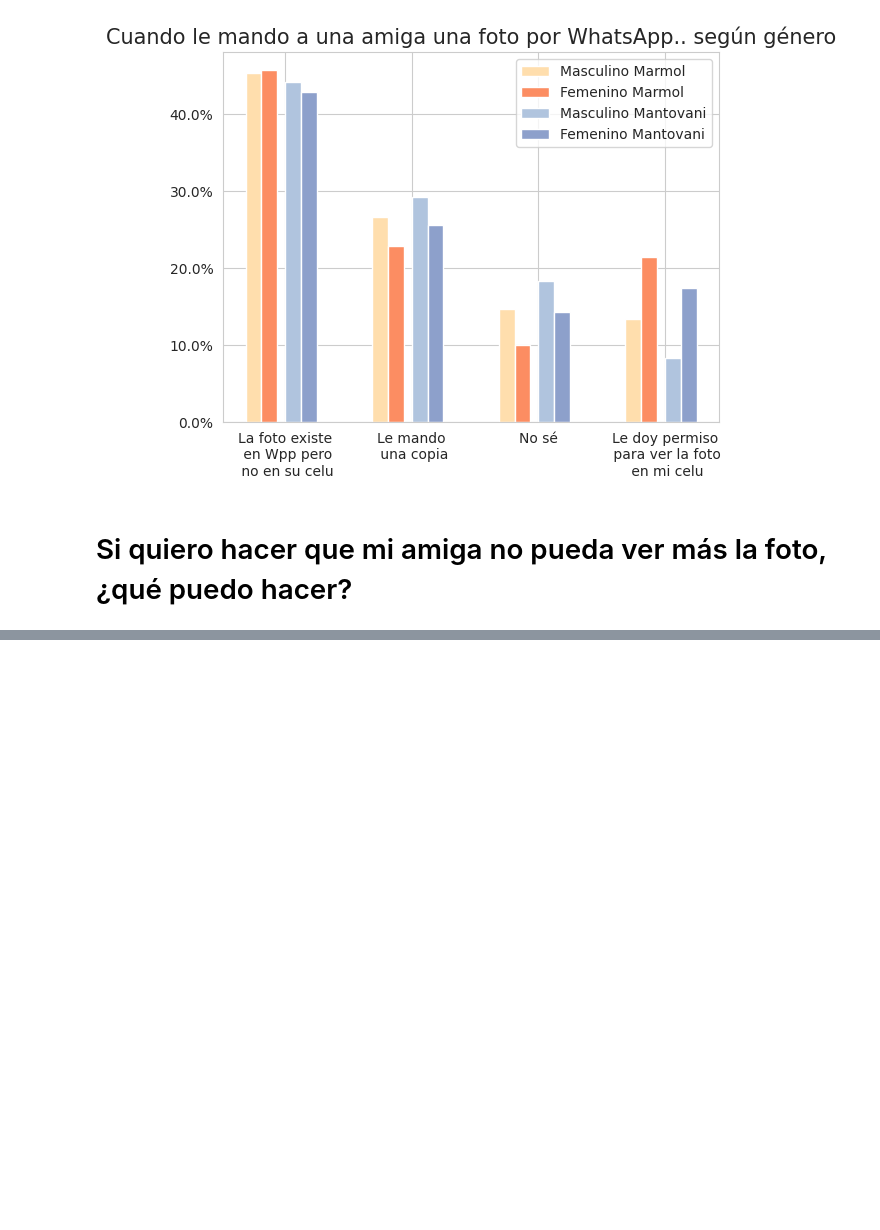
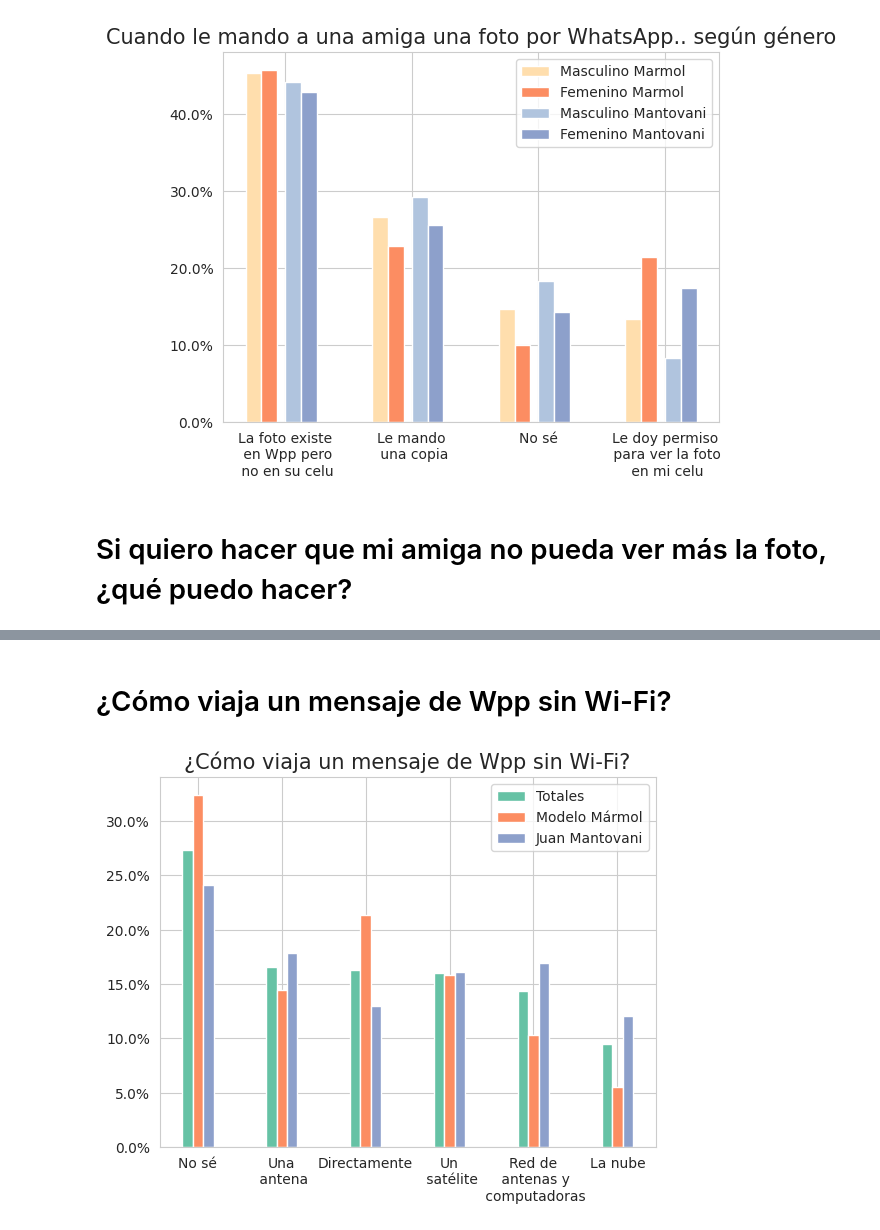
Before and after one commit to fedesassone/tesis, a Jupyter notebook: notebooks/misconceptions/Misconceptions.ipynb, the cells around one changed output, grey strips where cells are left out. Cells and saved outputs as stored; diff of their text form; code cells hidden in the pictures; blank space fills up the shorter version.

Commit message:
Como viaja un mensaje por Wpp sin Wifi

```diff
--- a/notebooks/misconceptions/Misconceptions.ipynb
+++ b/notebooks/misconceptions/Misconceptions.ipynb
@@ -463,0 +464,34 @@ plt.savefig('amiga_no_ver_foto_genero.png')
+# %% [markdown]
+# ¿Cómo viaja un mensaje de Wpp sin Wi-Fi?
+# %%
+# ¿Cómo viaja un mensaje de Wpp sin Wi-Fi?
+data_total = df_fe["como_viaja_wpp"].value_counts(normalize=True).sort_values(ascending=False)
+data_marmol = marmol["como_viaja_wpp"].value_counts(normalize=True).sort_values(ascending=False)
+data_mantovani = mantovani["como_viaja_wpp"].value_counts(normalize=True).sort_values(ascending=False)
+
+dfs = [data_total, data_marmol, data_mantovani]
+
+result = pd.concat(dfs, axis=1, ignore_index=True)
+result = result.rename(columns={0: "Totales", 1: "Modelo Mármol", 2: "Juan Mantovani"})
+
+labels = ["No sé", "Una\n antena", "Directamente", "Un\n satélite", "Red de\n antenas y\n computadoras", "La nube"]
+
+bar_width = 0.25
+
+# Chequear cual de estos spacing entre barras queda mejor
+# br1 = np.arange(len(data_total))
+br1 = [0, 2, 4, 6, 8, 10]
+br2 = [x + bar_width for x in br1]
+br3 = [x + bar_width for x in br2]
+
+plt.bar(br1,result['Totales'],        width=bar_width, label = 'Totales')
+plt.bar(br2,result['Modelo Mármol'],  width=bar_width, label = 'Modelo Mármol')
+plt.bar(br3,result['Juan Mantovani'], width=bar_width, label = 'Juan Mantovani')
+
+plt.gca().yaxis.set_major_formatter(PercentFormatter(1))
+plt.title("¿Cómo viaja un mensaje de Wpp sin Wi-Fi?", fontsize=15)
+plt.xticks([x + bar_width for x in br1], labels=labels)
+plt.legend()
+plt.savefig('como_viaja_wpp.png')
+# %% [output]
+[figure, added]
```
Also changed, not shown: parts of 7 cells of this notebook, 8 other files.
